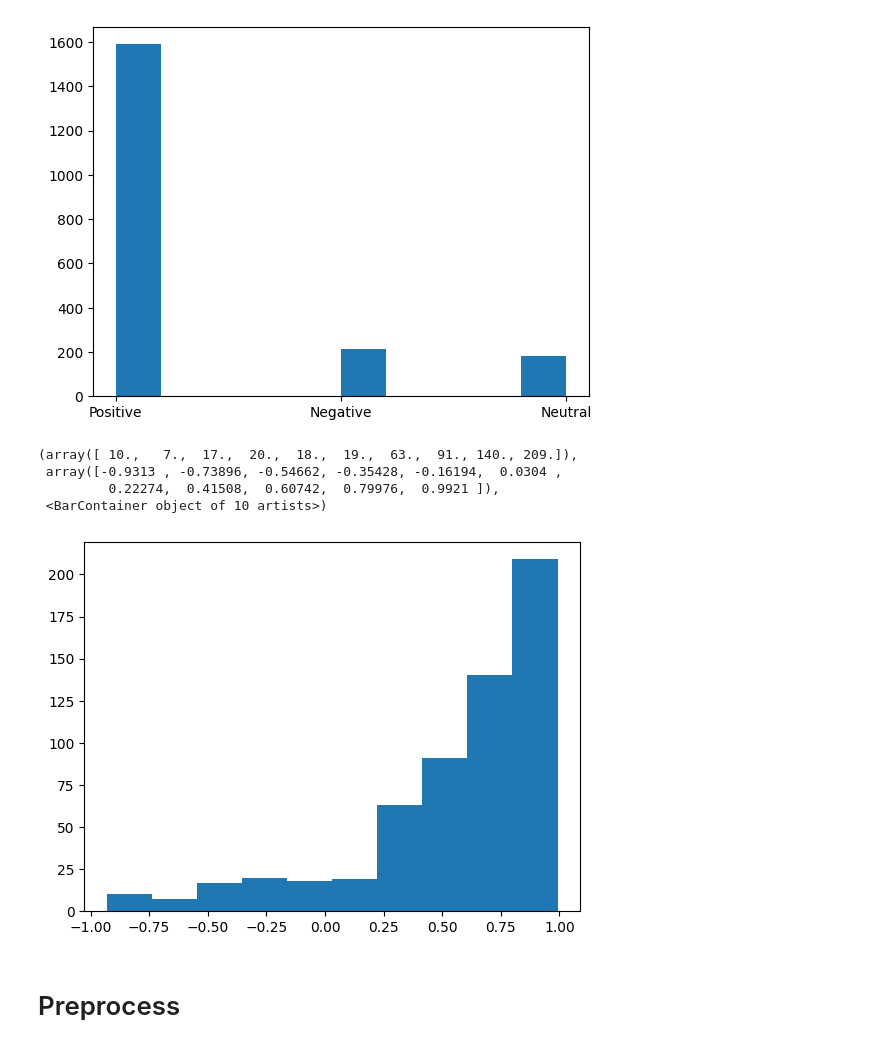
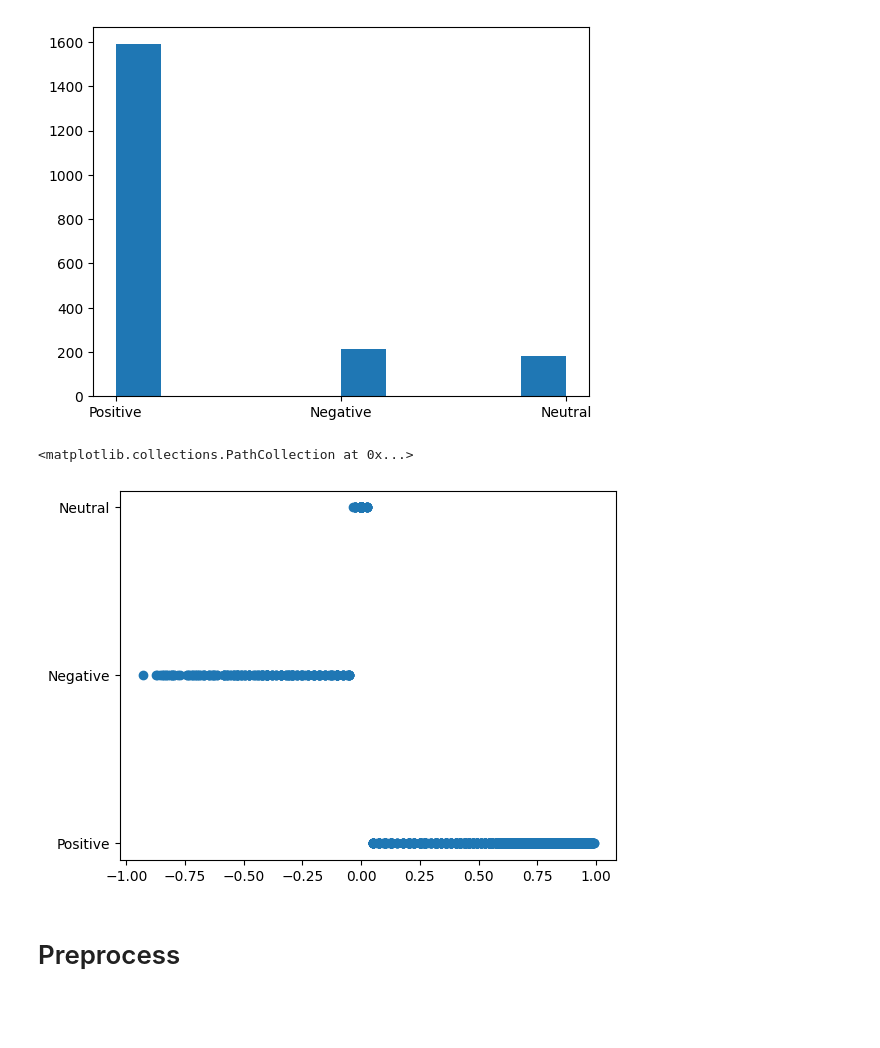
Before and after one commit to OmerDiaaeldin/project-1, a Jupyter notebook: main.ipynb, the cells around one changed output. Cells and saved outputs as stored; diff of their text form; code cells hidden in the pictures; blank space fills up the shorter version.

```diff
--- a/main.ipynb
+++ b/main.ipynb
@@ -85,13 +86,10 @@ plt.hist(df['Vader Sentiment'])
  <BarContainer object of 10 artists>)
 [figure]
 # %%
-plt.hist(dev['Vader Score'])
+plt.scatter(df['Vader Score'], df['Vader Sentiment'])
 # %% [output]
-(array([ 10.,   7.,  17.,  20.,  18.,  19.,  63.,  91., 140., 209.]),
- array([-0.9313 , -0.73896, -0.54662, -0.35428, -0.16194,  0.0304 ,
-         0.22274,  0.41508,  0.60742,  0.79976,  0.9921 ]),
- <BarContainer object of 10 artists>)
+<matplotlib.collections.PathCollection at 0x...>
-[figure, old version]
+[figure, new version]
 # %% [markdown]
 <h1>Preprocess</h1>
 # %% [markdown]
```
Also changed, not shown: parts of 5 cells of this notebook.
